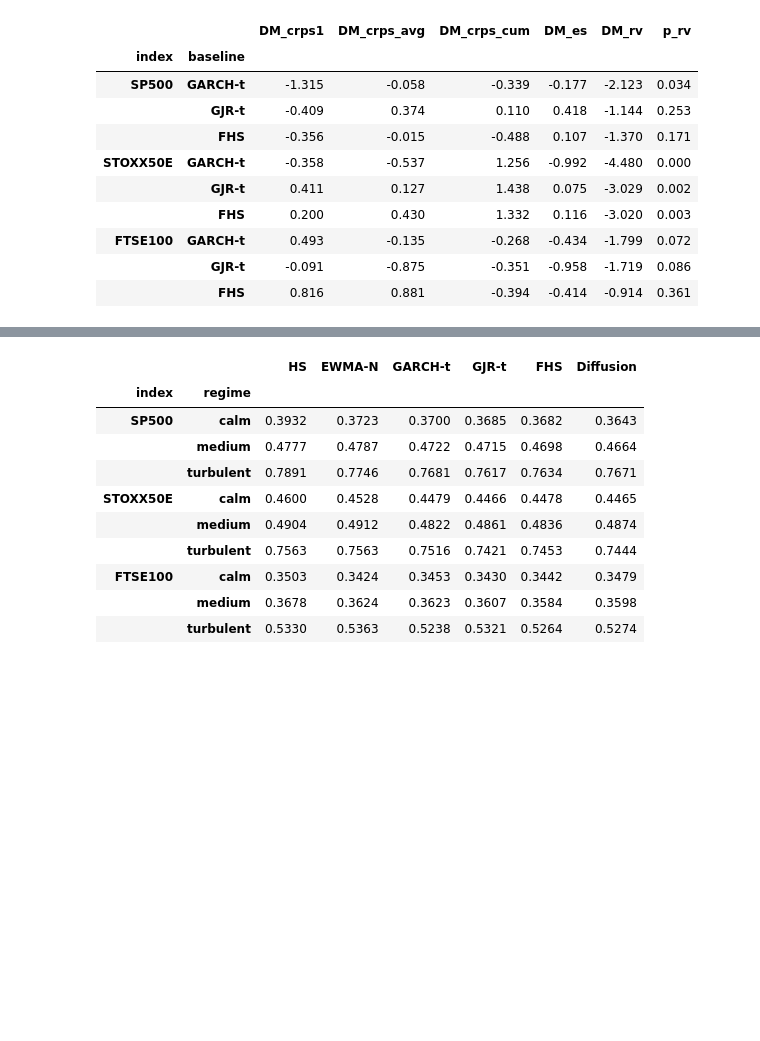
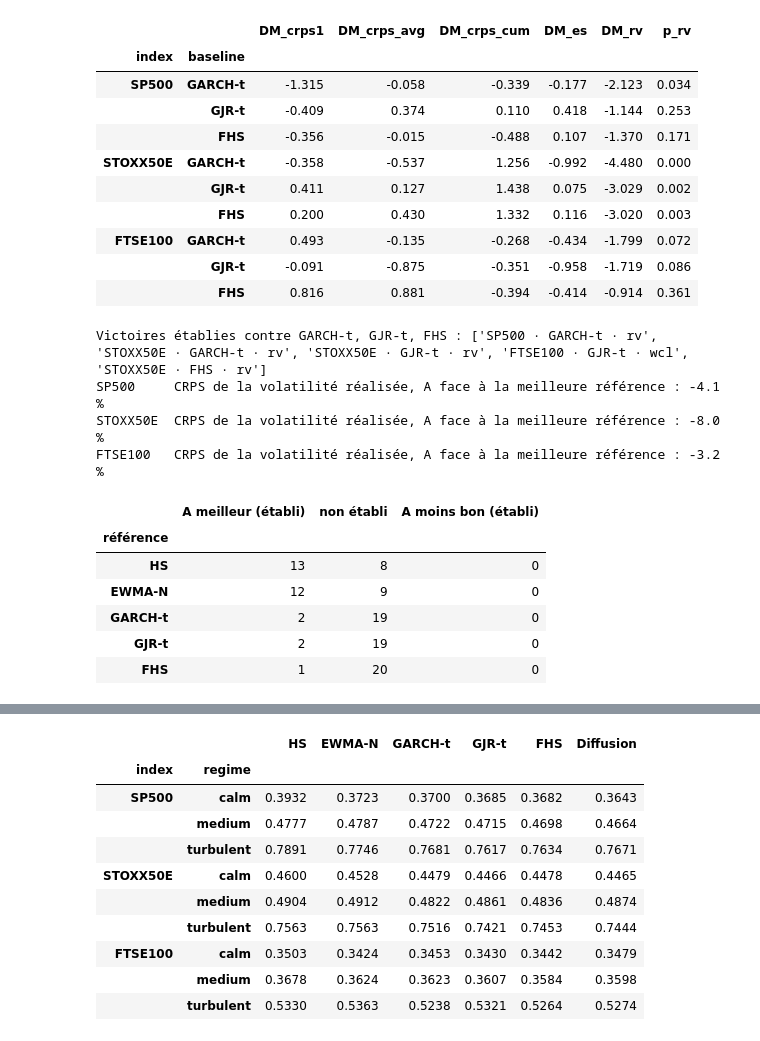
Before and after one commit to Ahmedbne/diffusion_volatilite, a Jupyter notebook: notebooks/diffusion_volatilite_A_a_Z.ipynb, the cells around one changed output, grey strips where cells are left out. Drawn from its saved outputs; the diff is of its cells as text; code cells hidden in the pictures; blank space fills up the shorter version.

```diff
--- a/notebooks/diffusion_volatilite_A_a_Z.ipynb
+++ b/notebooks/diffusion_volatilite_A_a_Z.ipynb
@@ -632,3 +666,37 @@ Volatilité réalisée : 4 / 9 significatifs, tous en faveur de la diffusion : T
 | FTSE100 | GARCH-t | 0.493 | -0.135 | -0.268 | -0.434 | -1.799 | 0.072 |
 |  | GJR-t | -0.091 | -0.875 | -0.351 | -0.958 | -1.719 | 0.086 |
 |  | FHS | 0.816 | 0.881 | -0.394 | -0.414 | -0.914 | 0.361 |
+# %%
+# Tableau des rencontres : 3 indices × 7 scores = 21 tests de Diebold-Mariano à 5 % par référence
+SCORES = ["crps1", "crps_avg", "crps_cum", "es", "tw1", "rv", "wcl"]
+rows, wins = [], []
+for b in ["HS", "EWMA-N", "GARCH-t", "GJR-t", "FHS"]:
+    w = l = n = 0
+    for _, r in dm[dm.baseline == b].iterrows():
+        for k in SCORES:
+            if r[f"p_{k}"] < .05:
+                w, l = w + (r[f"DM_{k}"] < 0), l + (r[f"DM_{k}"] > 0)
+                if r[f"DM_{k}"] < 0 and b in ("GARCH-t", "GJR-t", "FHS"):
+                    wins.append(f"{r['index']} · {b} · {k}")
+            else:
+                n += 1
+    rows.append((b, w, n, l))
+board = pd.DataFrame(rows, columns=["référence", "A meilleur (établi)", "non établi", "A moins bon (établi)"]).set_index("référence")
+print("Victoires établies contre GARCH-t, GJR-t, FHS :", wins)
+ft_ = ft.set_index(["index", "model"]).CRPS_RV
+for i in ["SP500", "STOXX50E", "FTSE100"]:
+    best = min(ft_[(i, m)] for m in ["HS", "EWMA-N", "GARCH-t", "GJR-t", "FHS"])
+    print(f"{i:9s} CRPS de la volatilité réalisée, A face à la meilleure référence : {100 * (ft_[(i, 'Diffusion')] / best - 1):+.1f} %")
+board
+# %% [output]
+Victoires établies contre GARCH-t, GJR-t, FHS : ['SP500 · GARCH-t · rv', 'STOXX50E · GARCH-t · rv', 'STOXX50E · GJR-t · rv', 'FTSE100 · GJR-t · wcl', 'STOXX50E · FHS · rv']
+SP500     CRPS de la volatilité réalisée, A face à la meilleure référence : -4.1 %
+STOXX50E  CRPS de la volatilité réalisée, A face à la meilleure référence : -8.0 %
+FTSE100   CRPS de la volatilité réalisée, A face à la meilleure référence : -3.2 %
+|  | A meilleur (établi) | non établi | A moins bon (établi) |
+| référence |  |  |  |
+| HS | 13 | 8 | 0 |
+| EWMA-N | 12 | 9 | 0 |
+| GARCH-t | 2 | 19 | 0 |
+| GJR-t | 2 | 19 | 0 |
+| FHS | 1 | 20 | 0 |
```
Also changed, not shown: parts of 21 cells of this notebook, 23 other files.
